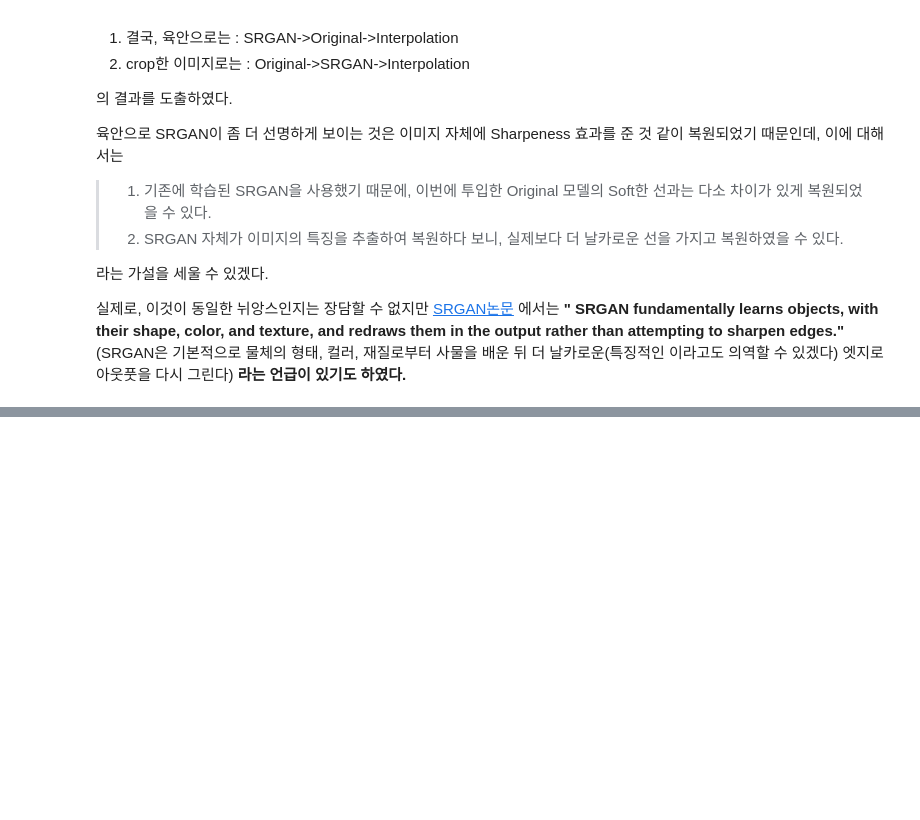
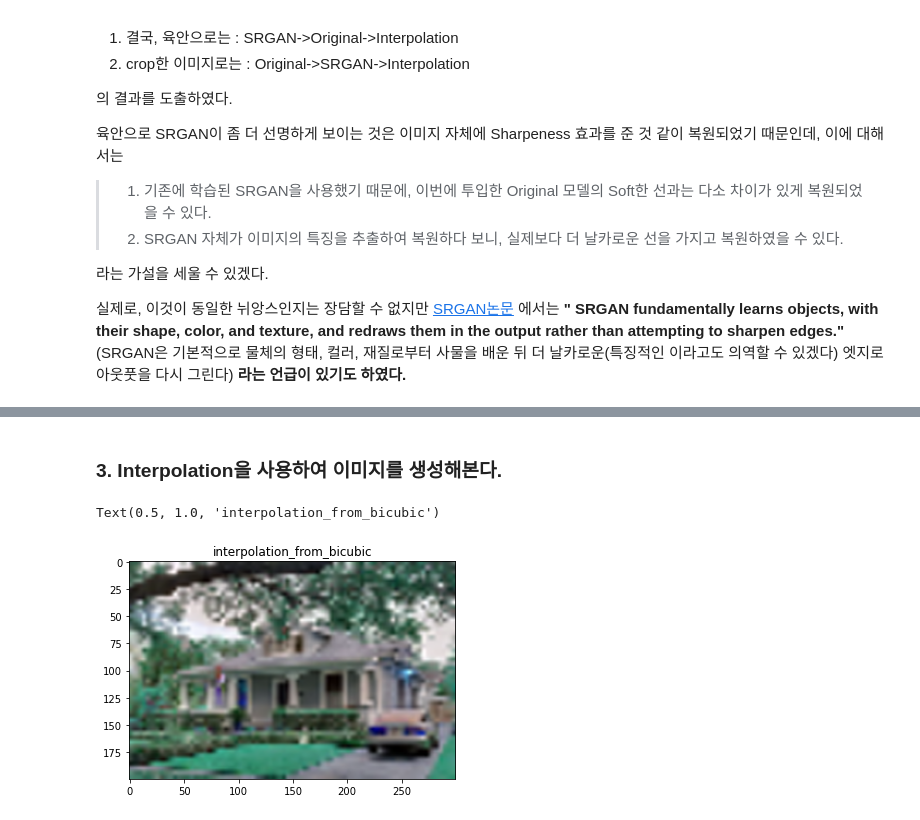
Before and after one commit to JeongeunJPark/AIFFEL_EX16_SRCNN, a Jupyter notebook: Exploration 16_흐린 사진을 선명하게.ipynb, the cells around one changed output, grey strips where cells are left out. Cells and saved outputs as stored; diff of their text form; code cells hidden in the pictures; blank space fills up the shorter version.

```diff
--- a/Exploration 16_흐린 사진을 선명하게.ipynb
+++ b/Exploration 16_흐린 사진을 선명하게.ipynb
@@ -205,0 +247,11 @@ them in the output rather than attempting to sharpen edges."__  (SRGAN은 기본
+# %% [markdown]
+### 3. Interpolation을 사용하여 이미지를 생성해본다.
+# %%
+re_low_origin = interpolation_xn(bicubic_low_origin, 4)
+re_low_origin = cv2.resize(re_low_origin, dsize=(low_origin.shape[1], low_origin.shape[0]))
+
+plt.imshow(re_low_origin)
+plt.title("interpolation_from_bicubic")
+# %% [output]
+Text(0.5, 1.0, 'interpolation_from_bicubic')
+[figure, added]
```
Also changed, not shown: parts of 15 cells of this notebook, 2 other files.
